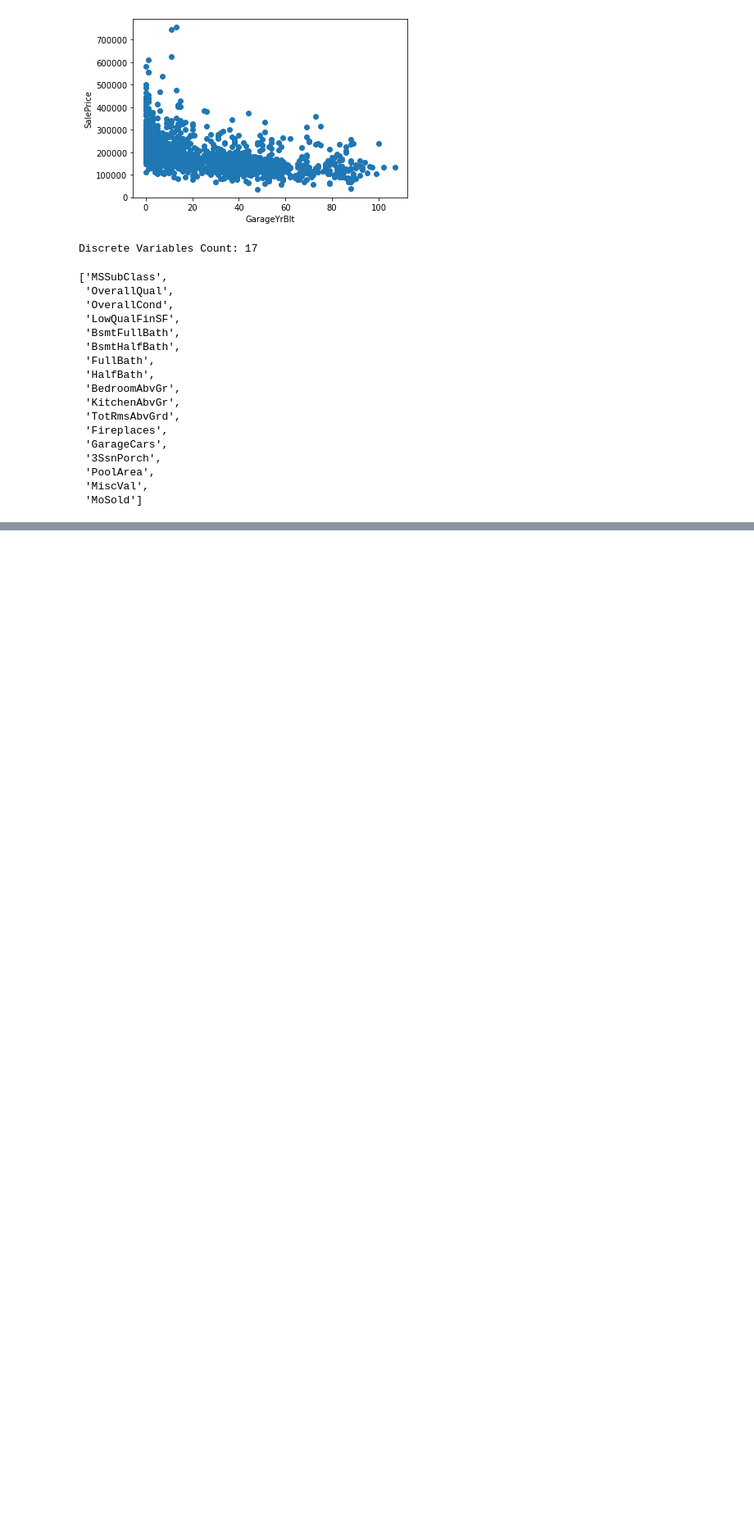
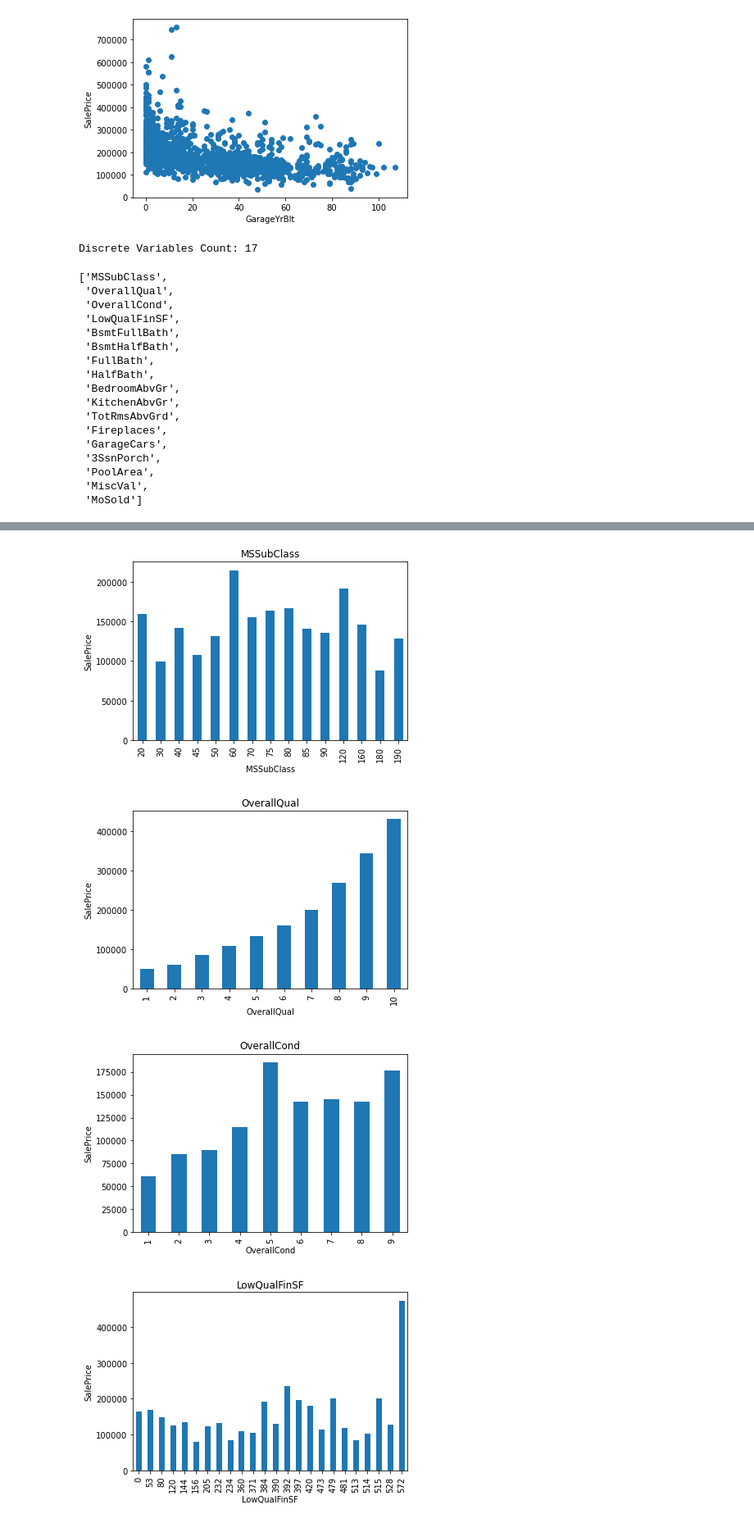
Before and after one commit to AkCoding/HousePrice-WebPage--ML, a Jupyter notebook: House_Price.ipynb, the cells around one changed output, grey strips where cells are left out. Shown: that part at 82% size. Saved outputs shown, nothing was run; the diff lists cells and outputs as text; code cells hidden in the pictures; blank space fills up the shorter version.

Commit message:
Chore : Show realtionship between Discrete Variable and Sale PRice

```diff
--- a/House_Price.ipynb
+++ b/House_Price.ipynb
@@ -194,0 +204,13 @@ discrete_feature
+# %%
+for feature in discrete_feature:
+    data=dataset.copy()
+    data.groupby(feature)['SalePrice'].median().plot.bar()
+    plt.xlabel(feature)
+    plt.ylabel('SalePrice')
+    plt.title(feature)
+    plt.show()
+# %% [output]
+[figure, added]
+[figure, added]
+[figure, added]
+[figure, added]
```
Also changed, not shown: parts of 2 cells of this notebook.
